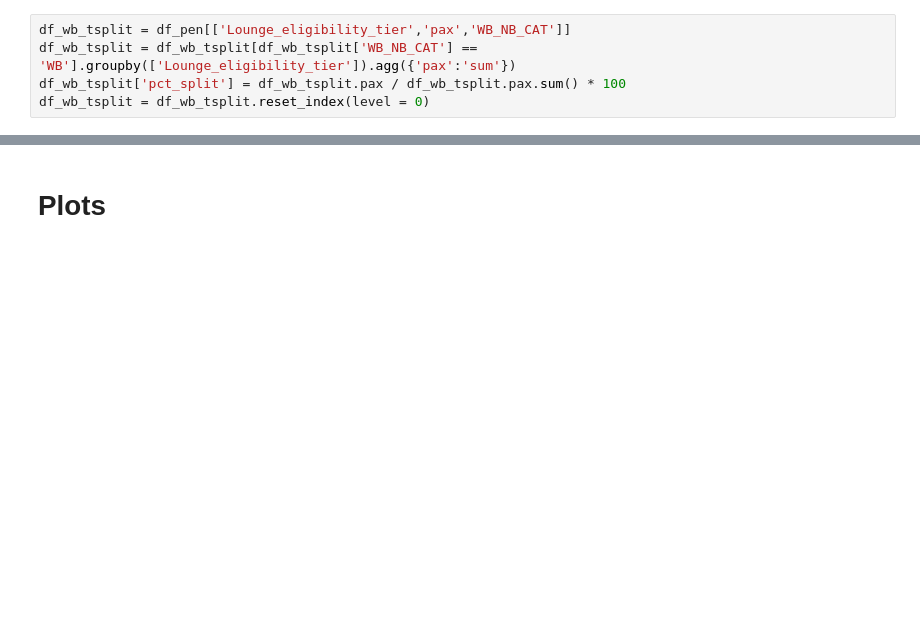
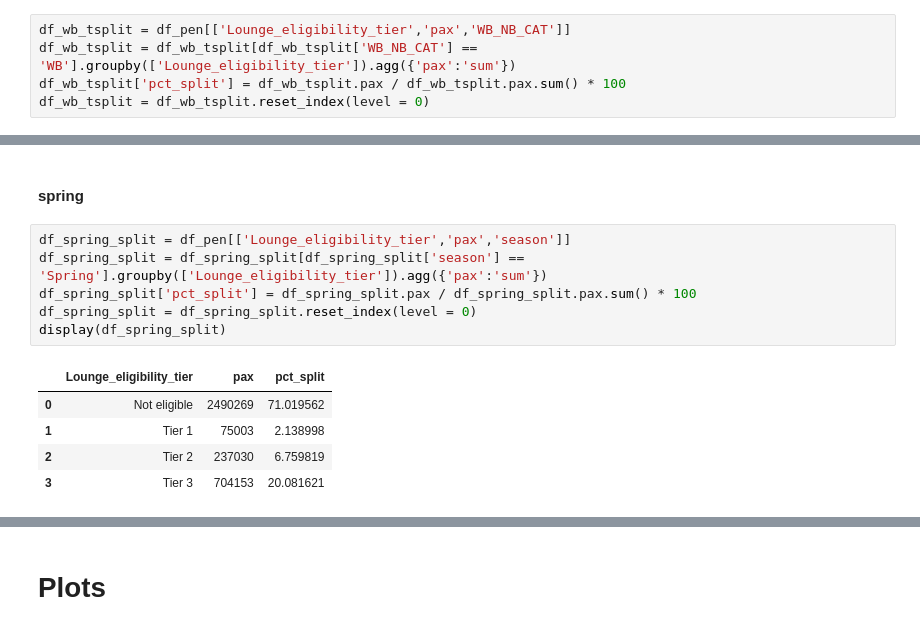
Before and after one commit to archied98/HackathonRepo, a Jupyter notebook: plots.ipynb, the cells around one changed output, grey strips where cells are left out. Cells and saved outputs as stored; diff of their text form; blank space fills up the shorter version.

```diff
--- a/plots.ipynb
+++ b/plots.ipynb
@@ -421,0 +433,14 @@ display(df_wb_tsplit)
+# %% [markdown]
+#### spring
+# %%
+df_spring_split = df_pen[['Lounge_eligibility_tier','pax','season']]
+df_spring_split = df_spring_split[df_spring_split['season'] == 'Spring'].groupby(['Lounge_eligibility_tier']).agg({'pax':'sum'})
+df_spring_split['pct_split'] = df_spring_split.pax / df_spring_split.pax.sum() * 100
+df_spring_split = df_spring_split.reset_index(level = 0)
+display(df_spring_split)
+# %% [output]
+|  | Lounge_eligibility_tier | pax | pct_split |
+| 0 | Not eligible | 2490269 | 71.019562 |
+| 1 | Tier 1 | 75003 | 2.138998 |
+| 2 | Tier 2 | 237030 | 6.759819 |
+| 3 | Tier 3 | 704153 | 20.081621 |
```
Also changed, not shown: parts of 23 cells of this notebook.
